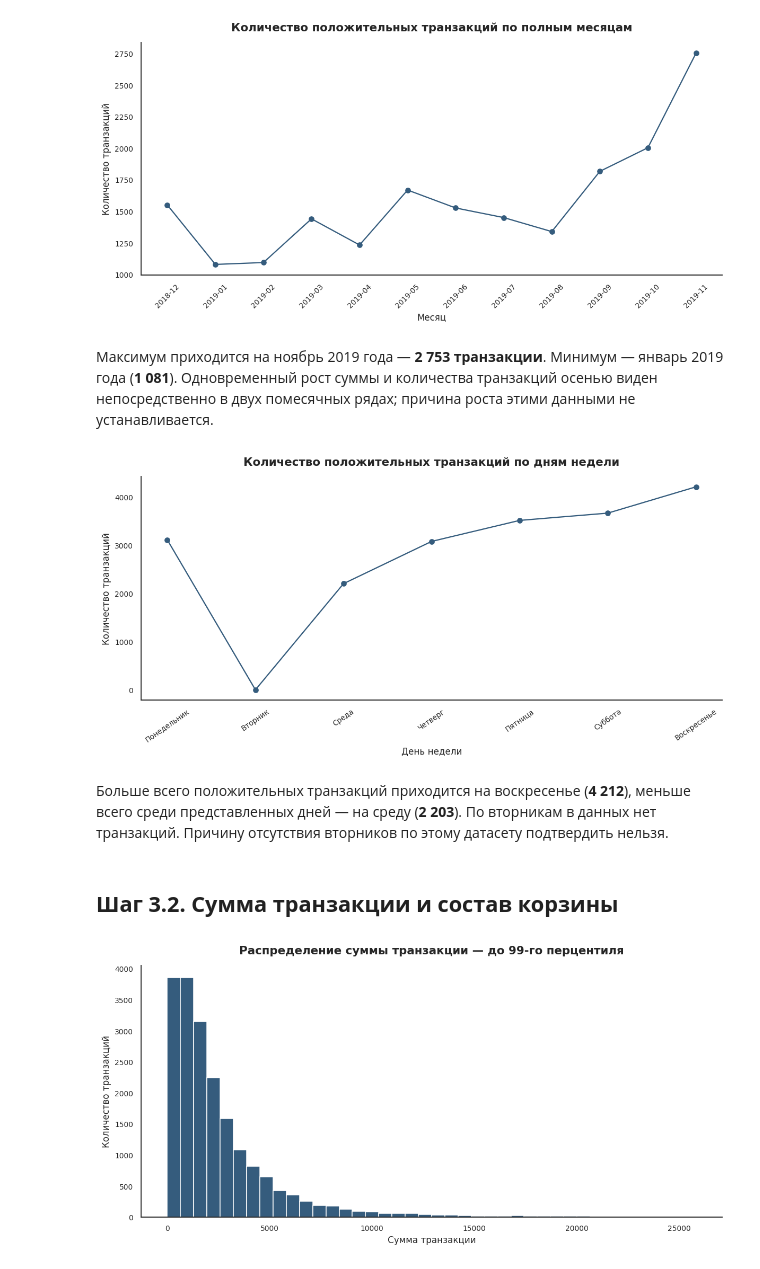
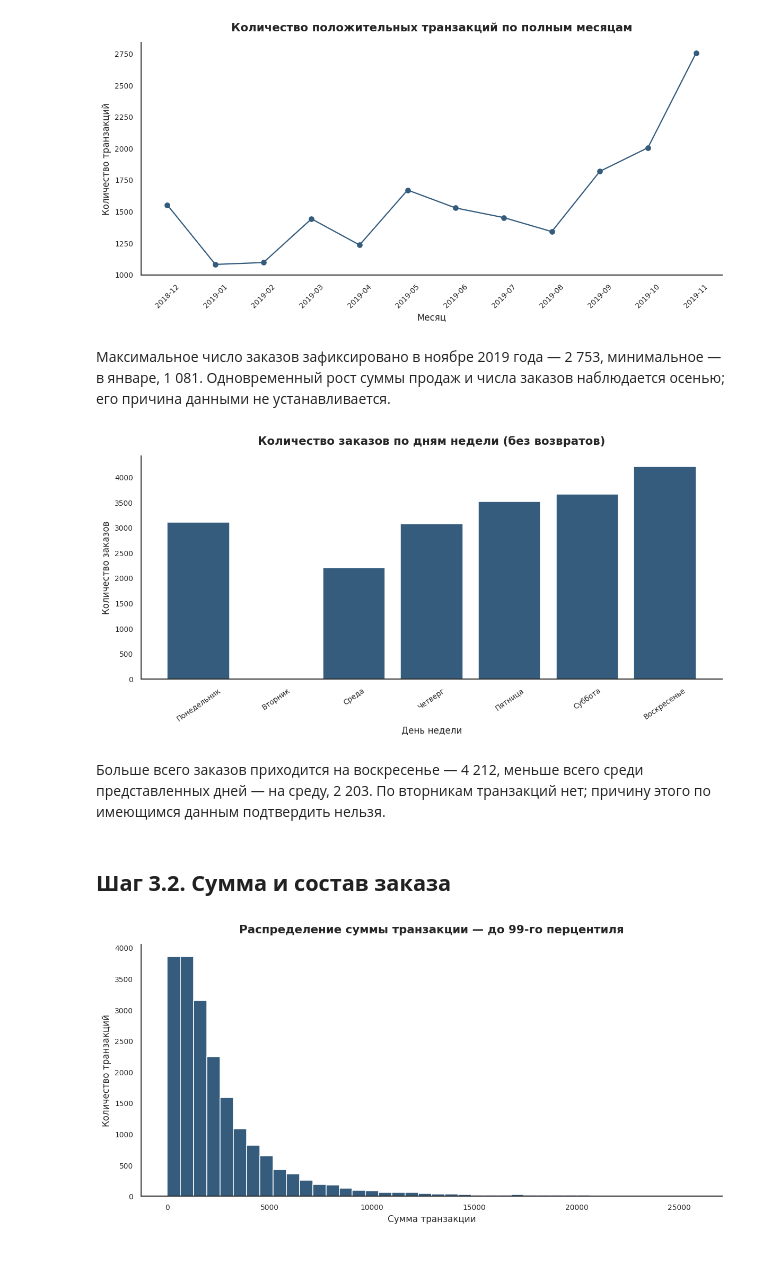
Before and after one commit to dazzens/dazzens, a Jupyter notebook: EDA_проект.ipynb, the cells around one changed output. Drawn from its saved outputs; the diff is of its cells as text; code cells hidden in the pictures.

```diff
--- a/EDA_проект.ipynb
+++ b/EDA_проект.ipynb
@@ -1869,25 +1696,0 @@ print(f"Максимум:       {total.max():>12,.2f} руб.")
-# %%
-# РАСПРЕДЕЛЕНИЕ ЗАКАЗОВ ПО ГРУППАМ СУММ
-
-
-bins = [0, 500, 1000, 2000, 5000, float('inf')]
-labels = ['до 500', '500–1000', '1000–2000', '2000–5000', 'более 5000']
-
-order_agg['amount_group'] = pd.cut(
-    order_agg['total_amount'],
-    bins=bins,
-    labels=labels,
-    right=False
-)
-
-group_counts = order_agg['amount_group'].value_counts().sort_index()
-group_percents = (group_counts / len(order_agg) * 100).round(1)
-
-
-print("РАСПРЕДЕЛЕНИЕ ПО ГРУППАМ СУММ")
-
-
-for label in labels:
-    count = group_counts[label]
-    pct = group_percents[label]
-    print(f"{label:>14}: {count:>6} заказов ({pct:>5.1f}%)")
@@ -2059,43 +1806,43 @@ plt.show()
 # %% [output]
 [figure]
 # %% [markdown]
-Максимум  приходится на ноябрь 2019 года — **2 753 транзакции**. Минимум — январь 2019 года (**1 081**). Одновременный рост суммы и количества транзакций осенью виден непосредственно в двух помесячных рядах; причина роста этими данными не устанавливается.
+Максимальное число заказов зафиксировано в ноябре 2019 года — 2 753, минимальное — в январе, 1 081. Одновременный рост суммы продаж и числа заказов наблюдается осенью; его причина данными не устанавливается.
 # %%
 # распределение транзакций по дням недели
 
 weekday_order = pd.DataFrame({
     "day_of_week": range(7),
     "Day": [
         "Понедельник", "Вторник", "Среда", "Четверг",
         "Пятница", "Суббота", "Воскресенье"
     ]
 })
 
 weekday_orders = (
     order_agg.groupby("day_of_week", as_index=False)
     .agg(OrderCount=("TransactionNo", "nunique"))
     .merge(weekday_order, on="day_of_week", how="right")
     .fillna({"OrderCount": 0})
     .sort_values("day_of_week")
 )
 
 fig, ax = plt.subplots()
-ax.plot(weekday_orders["Day"], weekday_orders["OrderCount"], color=EDA_BLUE, marker='o')
+ax.bar(weekday_orders["Day"], weekday_orders["OrderCount"], color=EDA_BLUE)
 ax.tick_params(axis="x", rotation=35)
 finish_chart(
     ax,
-    "Количество положительных транзакций по дням недели",
+    "Количество заказов по дням недели (без возвратов)",
     "День недели",
-    "Количество транзакций"
+    "Количество заказов"
 )
 plt.tight_layout()
 plt.show()
 # %% [output]
-[figure, old version]
+[figure, new version]
 # %% [markdown]
-Больше всего положительных транзакций приходится на воскресенье (**4 212**), меньше всего среди представленных дней — на среду (**2 203**). По вторникам в данных нет транзакций. Причину отсутствия вторников по этому датасету подтвердить нельзя.
+Больше всего заказов приходится на воскресенье — 4 212, меньше всего среди представленных дней — на среду, 2 203. По вторникам транзакций нет; причину этого по имеющимся данным подтвердить нельзя.
 # %% [markdown]
-## **Шаг 3.2. Сумма транзакции и состав корзины**
+## **Шаг 3.2. Сумма и состав заказа**
 # %%
 # Распределение суммы положительной транзакции
 
```
Also changed, not shown: parts of 109 cells of this notebook.
